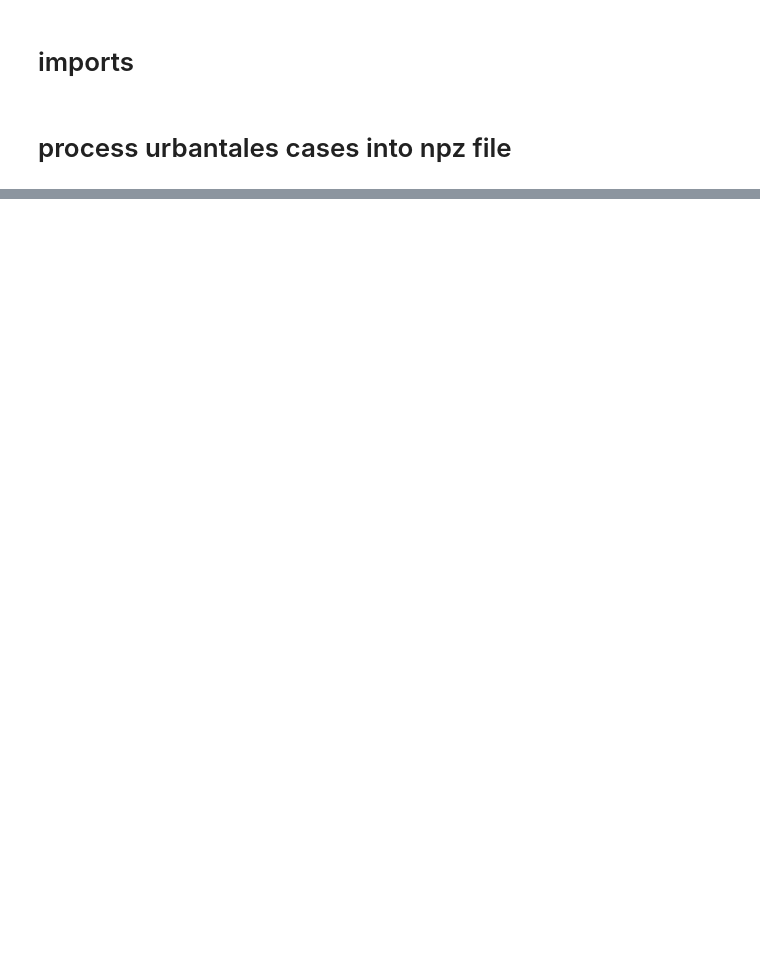
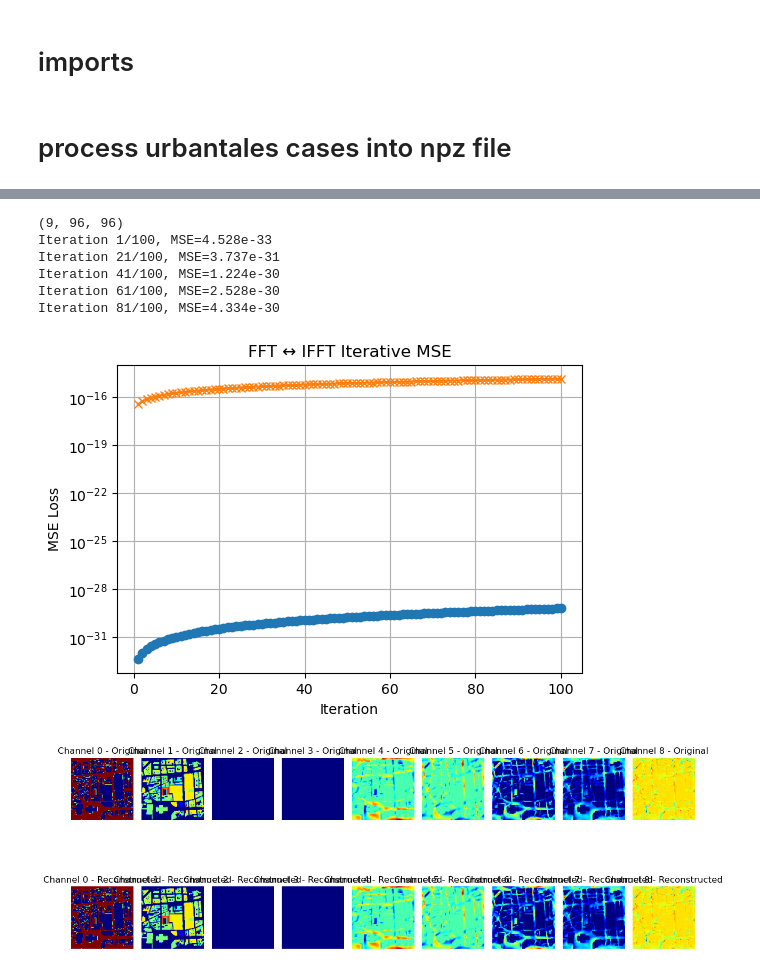
Before and after one commit to ms-112-scott/NCA_Research, a Jupyter notebook: E4_PI_NCA/notebooks/E4-0_preprocess-urbanTalesDataset.ipynb, the cells around one changed output, grey strips where cells are left out. Drawn from its saved outputs; the diff is of its cells as text; code cells hidden in the pictures; blank space fills up the shorter version.

```diff
--- a/E4_PI_NCA/notebooks/E4-0_preprocess-urbanTalesDataset.ipynb
+++ b/E4_PI_NCA/notebooks/E4-0_preprocess-urbanTalesDataset.ipynb
@@ -232,0 +392,76 @@ Has Inf: False
+# %%
+plt.rcParams['font.family'] = 'DejaVu Sans'  # 支援大部分 Unicode
+
+
+def fft_ifft_iterations(img: torch.Tensor, n_iter: int = 5):
+    """
+    img: CHW tensor (float32 或 float64)
+    n_iter: 迭代次數
+    """
+    # 確保是 float64 精度
+    img = img.double()
+    C, H, W = img.shape
+    mse_list = []
+    mae_list = []
+
+    # 初始化還原圖
+    recon = img.clone()
+
+    for i in range(n_iter):
+        # FFT + IFFT
+        fft_result = torch.fft.fft2(recon)
+        recon = torch.fft.ifft2(fft_result).real
+
+        # 計算差異
+        diff = img - recon
+        mse = torch.mean(diff**2).item()
+        mae = torch.mean(torch.abs(diff)).item()
+        mse_list.append(mse)
+        mae_list.append(mae)
+        if i%20==0:
+            print(f"Iteration {i+1}/{n_iter}, MSE={mse:.3e}")
+
+    # Plot MSE Loss
+    plt.figure(figsize=(6,4))
+    plt.plot(range(1, n_iter+1), mse_list, marker='o')
+    plt.plot(range(1, n_iter+1), mae_list, marker='x', label="MAE")
+    plt.xlabel("Iteration")
+    plt.ylabel("MSE Loss")
+    plt.title("FFT ↔ IFFT Iterative MSE")
+    plt.yscale("log")
+    plt.grid(True)
+    plt.show()
+
+    # Plot 原圖 vs 最後還原圖 (每個 channel)
+    fig, axes = plt.subplots(2, C, figsize=(12, 6))
+    for c in range(C):
+        axes[0, c].imshow(img[c].cpu().numpy(), cmap="jet")
+        axes[0, c].set_title(f"Channel {c} - Original")
+        axes[0, c].axis("off")
+
+        axes[1, c].imshow(recon[c].cpu().numpy(), cmap="jet")
+        axes[1, c].set_title(f"Channel {c} - Reconstructed")
+        axes[1, c].axis("off")
+
+    plt.tight_layout()
+    plt.show()
+
+    return recon, mse_list, mae_list
+
+for _ in range(1):
+    print("\n")
+    key = random.choice(list(case_dict.keys()))
+    img = case_dict[key]
+    print(img.shape)
+    # img = img.astype(np.float64)
+    img = torch.from_numpy(img)
+    recon, mse_list, mae_list = fft_ifft_iterations(img, n_iter=100)
+# %% [output]
+(9, 96, 96)
+Iteration 1/100, MSE=4.528e-33
+Iteration 21/100, MSE=3.737e-31
+Iteration 41/100, MSE=1.224e-30
+Iteration 61/100, MSE=2.528e-30
+Iteration 81/100, MSE=4.334e-30
+[figure, added]
+[figure, added]
```
Also changed, not shown: parts of 8 cells of this notebook, 6 other files.
